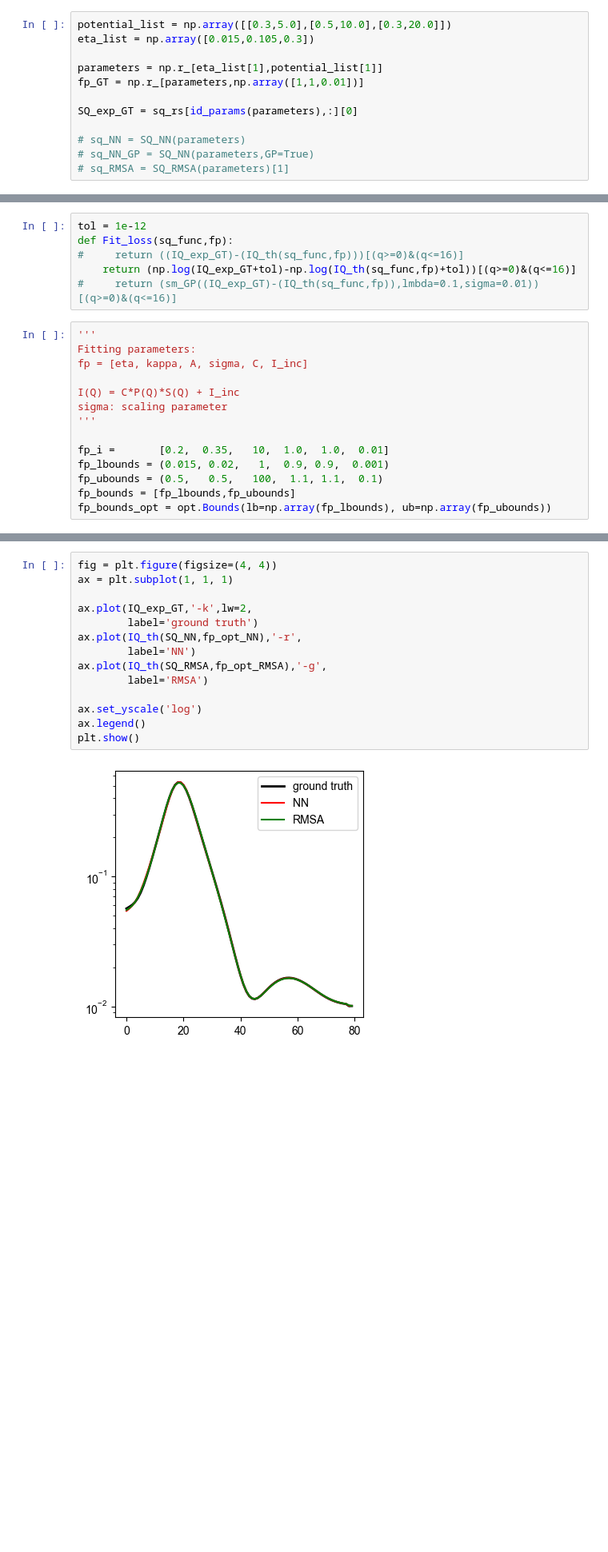
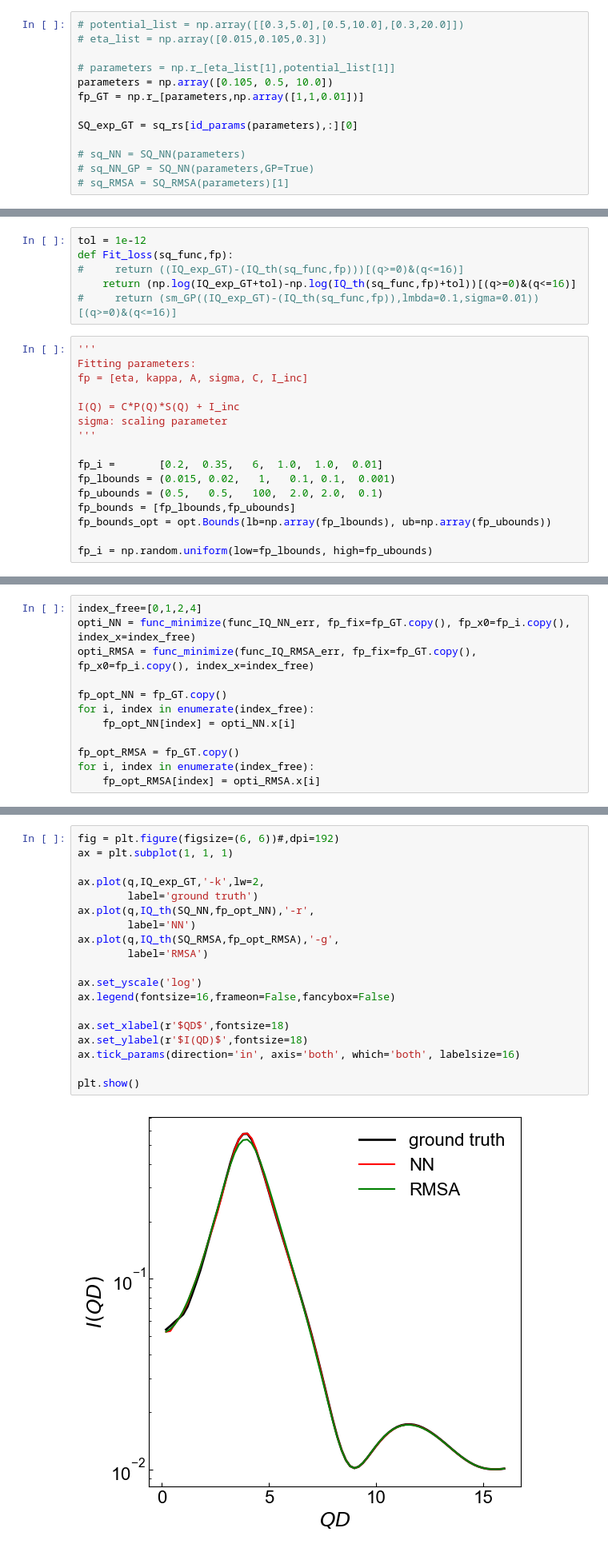
Before and after one commit to ch-tung/SQ_VAE, a Jupyter notebook: direct_param_SQ/Fit_IQ.ipynb, the cells around one changed output, grey strips where cells are left out. Shown at 80% size. Drawn from its saved outputs; the diff is of its cells as text; blank space fills up the shorter version.

```diff
--- a/direct_param_SQ/Fit_IQ.ipynb
+++ b/direct_param_SQ/Fit_IQ.ipynb
@@ -205,10 +205,11 @@ def id_params(parameters):
     id_A = np.abs(A-parameters[2])<tol
     return np.where(id_eta*id_kappa*id_A)[0]
 # %%
-potential_list = np.array([[0.3,5.0],[0.5,10.0],[0.3,20.0]])
-eta_list = np.array([0.015,0.105,0.3])
+# potential_list = np.array([[0.3,5.0],[0.5,10.0],[0.3,20.0]])
+# eta_list = np.array([0.015,0.105,0.3])
 
-parameters = np.r_[eta_list[1],potential_list[1]]
+# parameters = np.r_[eta_list[1],potential_list[1]]
+parameters = np.array([0.105, 0.5, 10.0])
 fp_GT = np.r_[parameters,np.array([1,1,0.01])]
 
 SQ_exp_GT = sq_rs[id_params(parameters),:][0]
@@ -272,8 +278,10 @@ I(Q) = C*P(Q)*S(Q) + I_inc
 sigma: scaling parameter
 '''
 
-fp_i =       [0.2,  0.35,   10,  1.0,  1.0,  0.01]
-fp_lbounds = (0.015, 0.02,   1,  0.9, 0.9,  0.001)
-fp_ubounds = (0.5,   0.5,   100,  1.1, 1.1,  0.1)
+fp_i =       [0.2,  0.35,   6,  1.0,  1.0,  0.01]
+fp_lbounds = (0.015, 0.02,   1,   0.1, 0.1,  0.001)
+fp_ubounds = (0.5,   0.5,   100,  2.0, 2.0,  0.1)
 fp_bounds = [fp_lbounds,fp_ubounds]
 fp_bounds_opt = opt.Bounds(lb=np.array(fp_lbounds), ub=np.array(fp_ubounds))
+
+fp_i = np.random.uniform(low=fp_lbounds, high=fp_ubounds)
@@ -320,3 +325,15 @@ fp_opt_RMSA = opti_RMSA.x
+# %%
+index_free=[0,1,2,4]
+opti_NN = func_minimize(func_IQ_NN_err, fp_fix=fp_GT.copy(), fp_x0=fp_i.copy(), index_x=index_free)
+opti_RMSA = func_minimize(func_IQ_RMSA_err, fp_fix=fp_GT.copy(), fp_x0=fp_i.copy(), index_x=index_free)
+
+fp_opt_NN = fp_GT.copy()
+for i, index in enumerate(index_free):
+    fp_opt_NN[index] = opti_NN.x[i]
+
+fp_opt_RMSA = fp_GT.copy()
+for i, index in enumerate(index_free):
+    fp_opt_RMSA[index] = opti_RMSA.x[i]
 # %%
 opti_NN
 # %% [output]
@@ -335,16 +350,21 @@ opti_NN
 # %%
-fig = plt.figure(figsize=(4, 4))
+fig = plt.figure(figsize=(6, 6))#,dpi=192)
 ax = plt.subplot(1, 1, 1)
 
-ax.plot(IQ_exp_GT,'-k',lw=2,
+ax.plot(q,IQ_exp_GT,'-k',lw=2,
         label='ground truth')
-ax.plot(IQ_th(SQ_NN,fp_opt_NN),'-r',
+ax.plot(q,IQ_th(SQ_NN,fp_opt_NN),'-r',
         label='NN')
-ax.plot(IQ_th(SQ_RMSA,fp_opt_RMSA),'-g',
+ax.plot(q,IQ_th(SQ_RMSA,fp_opt_RMSA),'-g',
         label='RMSA')
 
 ax.set_yscale('log')
-ax.legend()
+ax.legend(fontsize=16,frameon=False,fancybox=False)
+
+ax.set_xlabel(r'$QD$',fontsize=18)
+ax.set_ylabel(r'$I(QD)$',fontsize=18)
+ax.tick_params(direction='in', axis='both', which='both', labelsize=16)
+
 plt.show()
 # %% [output]
-[figure, old version]
+[figure, new version]
```
Also changed, not shown: parts of 18 cells of this notebook.
